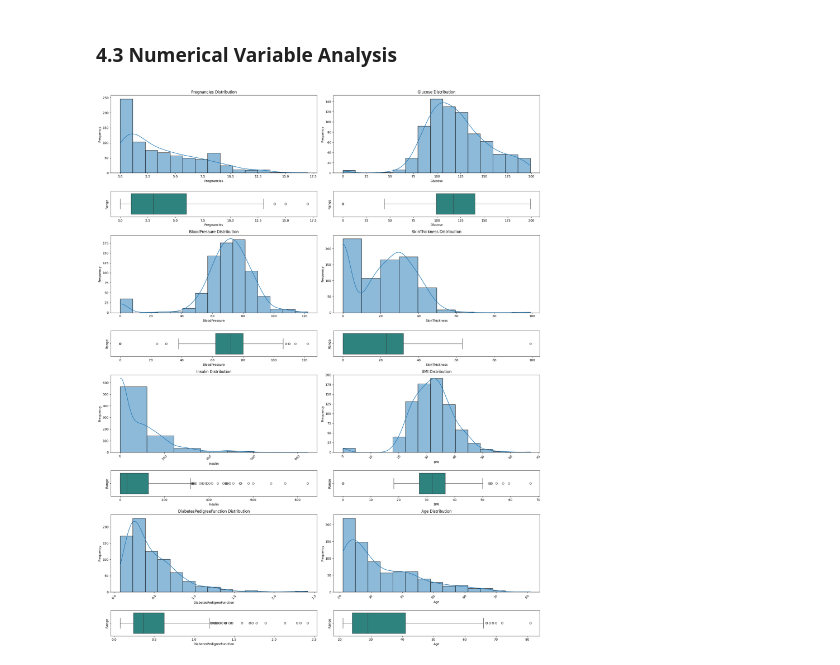
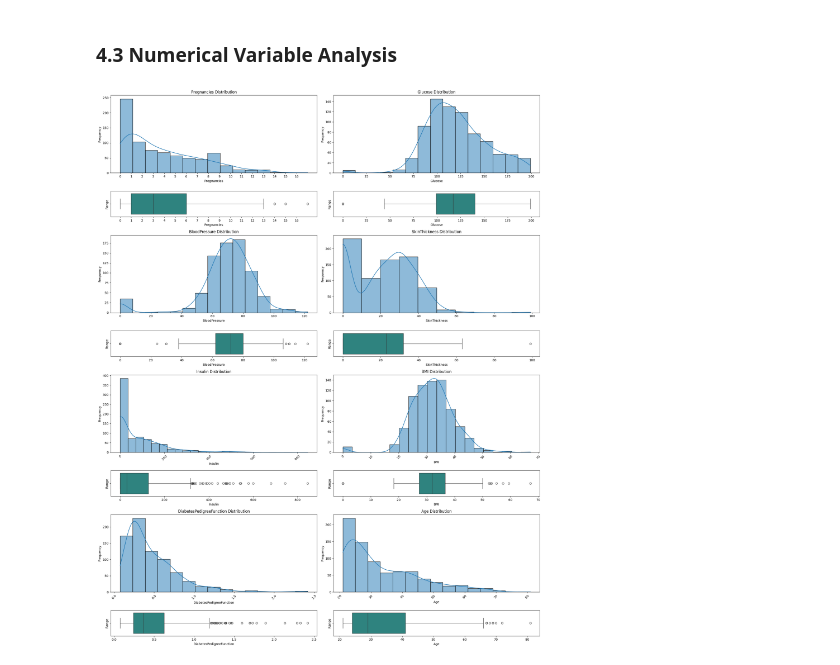
Before and after one commit to 4GeeksAcademy/danielpaez-dev-tree-decision, a Jupyter notebook: src/explore.ipynb, the cells around one changed output. Saved outputs shown, nothing was run; the diff lists cells and outputs as text; code cells hidden in the pictures.

```diff
--- a/src/explore.ipynb
+++ b/src/explore.ipynb
@@ -136,12 +140,15 @@ sns.histplot(
 )
 axes[0, 0].set_title("Pregnancies Distribution", fontsize=12)
 axes[0, 0].set_ylabel("Frequency", fontsize=10)
+x_ticks_pregnancies = np.arange(0, total_data['Pregnancies'].max())
+axes[0, 0].set_xticks(x_ticks_pregnancies)
 
 # Boxplot
 sns.boxplot(data=total_data, x="Pregnancies", ax=axes[1, 0], palette="viridis")
 axes[1, 0].set_ylabel("Range", fontsize=10)
 axes[1, 0].set_xlabel("Pregnancies", fontsize=10)
 axes[1, 0].tick_params(axis="y", labelleft=False)
+axes[1, 0].set_xticks(x_ticks_pregnancies)
 
 
 # --- Row 0, Column 1: 'Pregnancies' ---
@@ -192,7 +199,7 @@ axes[3, 1].tick_params(axis="y", labelleft=False)
 # --- Row 2, Column 0: 'Insulin' ---
 # Histplot
 sns.histplot(
-    data=total_data, x="Insulin", kde=True, bins=7, ax=axes[4, 0], palette="viridis"
+    data=total_data, x="Insulin", kde=True, bins=24, ax=axes[4, 0], palette="viridis"
 )
 axes[4, 0].set_title("Insulin Distribution", fontsize=12)
 axes[4, 0].set_ylabel("Frequency", fontsize=10)
@@ -208,7 +215,7 @@ axes[5, 0].tick_params(axis="y", labelleft=False)
 # --- Row 2, Column 1: 'BMI' ---
 # Histplot
 sns.histplot(
-    data=total_data, x="BMI", kde=True, bins=15, ax=axes[4, 1], palette="viridis"
+    data=total_data, x="BMI", kde=True, bins=20, ax=axes[4, 1], palette="viridis"
 )
 axes[4, 1].set_title("BMI Distribution", fontsize=12)
 axes[4, 1].set_ylabel("Frequency", fontsize=10)
@@ -228,31 +235,31 @@ sns.histplot(
 )
 axes[6, 0].set_title("DiabetesPedigreeFunction Distribution", fontsize=12)
 axes[6, 0].set_ylabel("Frequency", fontsize=10)
 axes[6, 0].tick_params(axis="x", rotation=45)
 
 # Boxplot
 sns.boxplot(data=total_data, x="DiabetesPedigreeFunction", ax=axes[7, 0], palette="viridis")
 axes[7, 0].set_ylabel("Range", fontsize=10)
 axes[7, 0].set_xlabel("DiabetesPedigreeFunction", fontsize=10)
 axes[7, 0].tick_params(axis="y", labelleft=False)
 
 
 # --- Row 3, Column 1: 'Age' ---
 # Histplot
 sns.histplot(
     data=total_data, x="Age", kde=True, bins=15, ax=axes[6, 1], palette="viridis"
 )
 axes[6, 1].set_title("Age Distribution", fontsize=12)
 axes[6, 1].set_ylabel("Frequency", fontsize=10)
 axes[6, 1].tick_params(axis="x", rotation=45)
 
 # Boxplot
 sns.boxplot(data=total_data, x="Age", ax=axes[7, 1], palette="viridis")
 axes[7, 1].set_ylabel("Range", fontsize=10)
 axes[7, 1].set_xlabel("Age", fontsize=10)
 axes[7, 1].tick_params(axis="y", labelleft=False)
 
 plt.tight_layout()
 plt.show()
 # %% [output]
-[figure, old version]
+[figure, new version]
```
Also changed, not shown: parts of 2 cells of this notebook.
